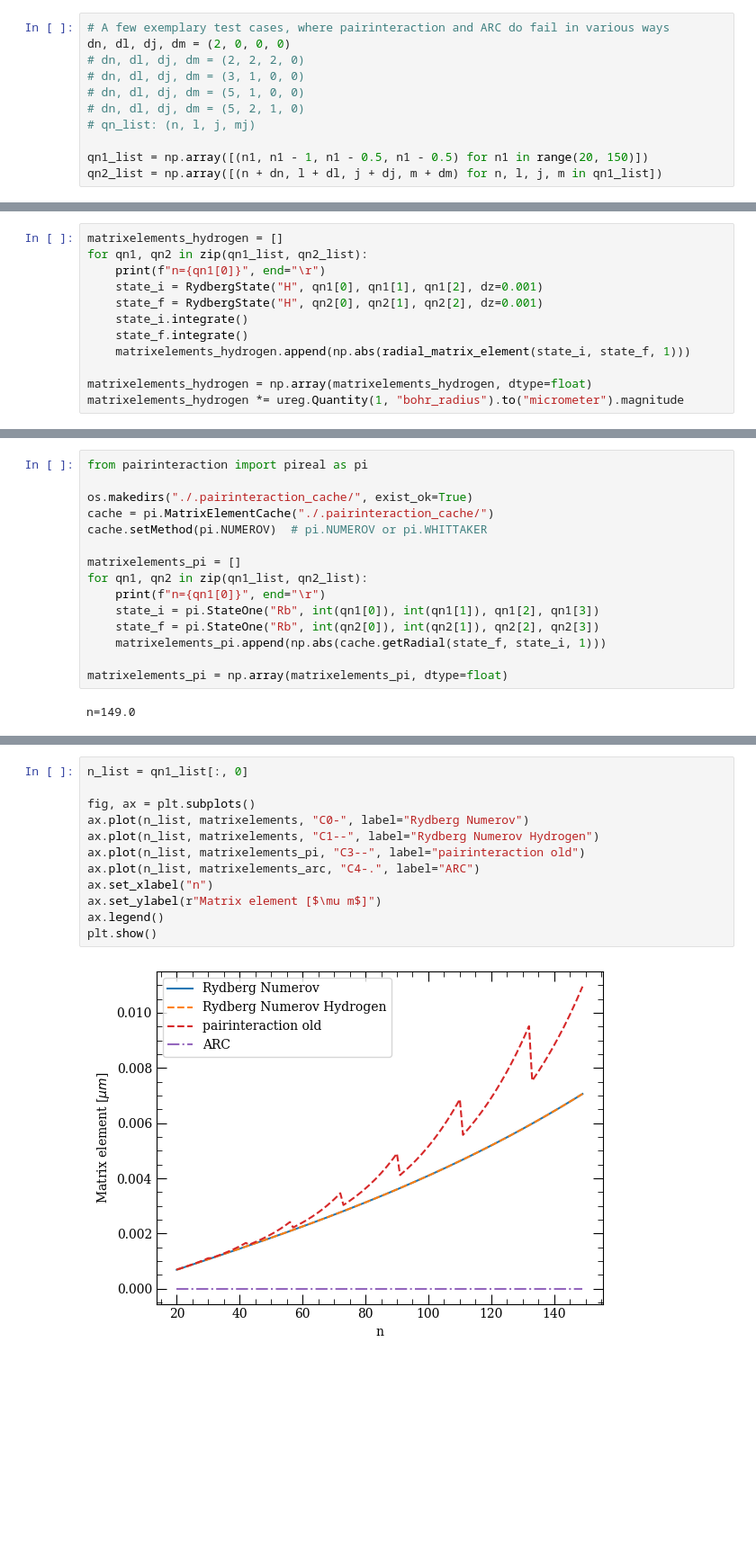
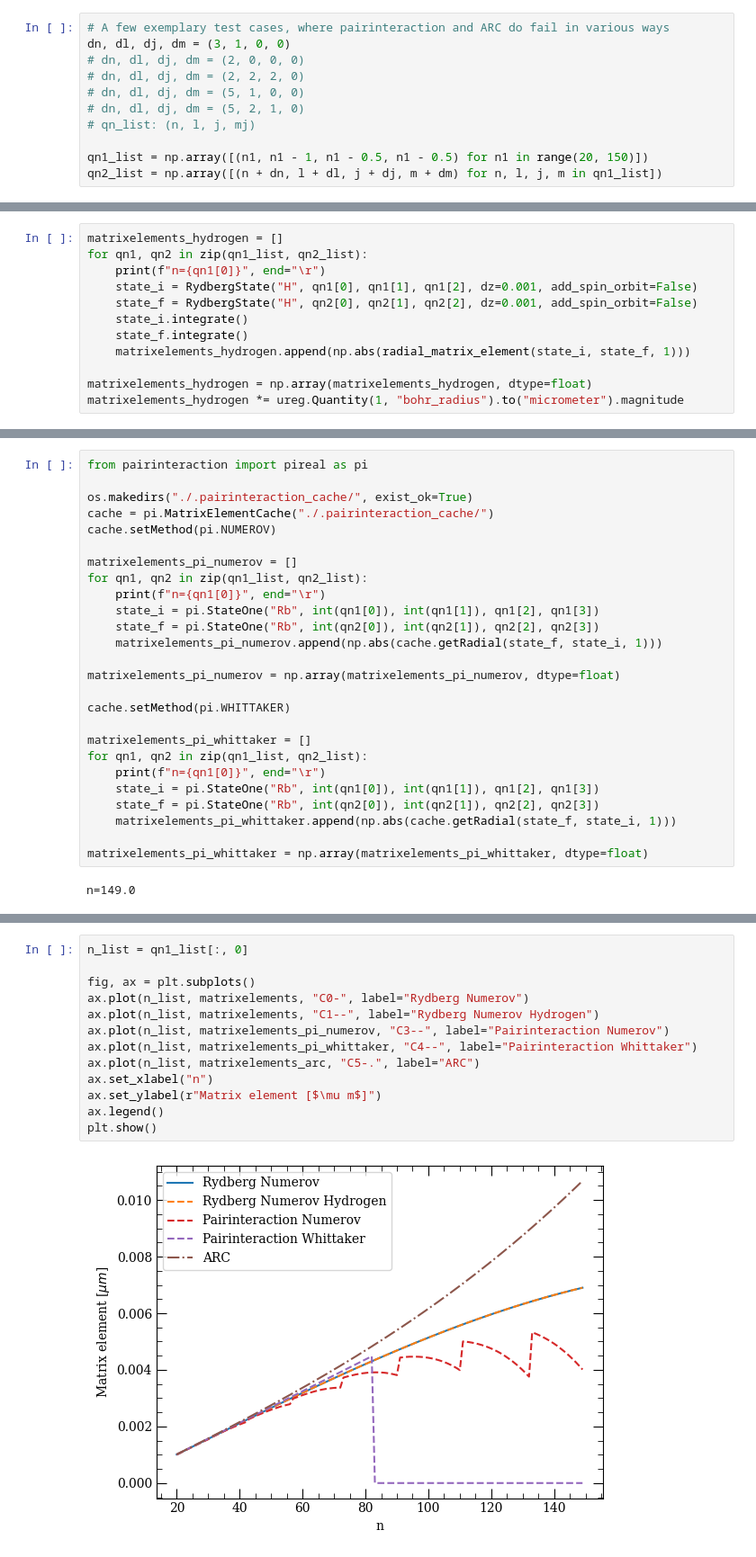
Before and after one commit to pairinteraction/ryd-numerov, a Jupyter notebook: docs/examples/benchmark_circular_matrixelements.ipynb, the cells around one changed output, grey strips where cells are left out. Shown: that part at 90% size. Saved outputs shown, nothing was run; the diff lists cells and outputs as text; blank space fills up the shorter version.

```diff
--- a/docs/examples/benchmark_circular_matrixelements.ipynb
+++ b/docs/examples/benchmark_circular_matrixelements.ipynb
@@ -15,9 +15,9 @@ logging.basicConfig(level=logging.INFO, format="%(levelname)s %(filename)s: %(me
 logging.getLogger("numerov").setLevel(logging.WARNING)
 # %%
 # A few exemplary test cases, where pairinteraction and ARC do fail in various ways
-dn, dl, dj, dm = (2, 0, 0, 0)
+dn, dl, dj, dm = (3, 1, 0, 0)
+# dn, dl, dj, dm = (2, 0, 0, 0)
 # dn, dl, dj, dm = (2, 2, 2, 0)
-# dn, dl, dj, dm = (3, 1, 0, 0)
 # dn, dl, dj, dm = (5, 1, 0, 0)
 # dn, dl, dj, dm = (5, 2, 1, 0)
 # qn_list: (n, l, j, mj)
@@ -42,8 +42,8 @@ n=149.0
 matrixelements_hydrogen = []
 for qn1, qn2 in zip(qn1_list, qn2_list):
     print(f"n={qn1[0]}", end="\r")
-    state_i = RydbergState("H", qn1[0], qn1[1], qn1[2], dz=0.001)
-    state_f = RydbergState("H", qn2[0], qn2[1], qn2[2], dz=0.001)
+    state_i = RydbergState("H", qn1[0], qn1[1], qn1[2], dz=0.001, add_spin_orbit=False)
+    state_f = RydbergState("H", qn2[0], qn2[1], qn2[2], dz=0.001, add_spin_orbit=False)
     state_i.integrate()
     state_f.integrate()
     matrixelements_hydrogen.append(np.abs(radial_matrix_element(state_i, state_f, 1)))
@@ -57,16 +57,27 @@ from pairinteraction import pireal as pi
 
 os.makedirs("./.pairinteraction_cache/", exist_ok=True)
 cache = pi.MatrixElementCache("./.pairinteraction_cache/")
-cache.setMethod(pi.NUMEROV)  # pi.NUMEROV or pi.WHITTAKER
+cache.setMethod(pi.NUMEROV)
 
-matrixelements_pi = []
+matrixelements_pi_numerov = []
 for qn1, qn2 in zip(qn1_list, qn2_list):
     print(f"n={qn1[0]}", end="\r")
     state_i = pi.StateOne("Rb", int(qn1[0]), int(qn1[1]), qn1[2], qn1[3])
     state_f = pi.StateOne("Rb", int(qn2[0]), int(qn2[1]), qn2[2], qn2[3])
-    matrixelements_pi.append(np.abs(cache.getRadial(state_f, state_i, 1)))
+    matrixelements_pi_numerov.append(np.abs(cache.getRadial(state_f, state_i, 1)))
 
-matrixelements_pi = np.array(matrixelements_pi, dtype=float)
+matrixelements_pi_numerov = np.array(matrixelements_pi_numerov, dtype=float)
+
+cache.setMethod(pi.WHITTAKER)
+
+matrixelements_pi_whittaker = []
+for qn1, qn2 in zip(qn1_list, qn2_list):
+    print(f"n={qn1[0]}", end="\r")
+    state_i = pi.StateOne("Rb", int(qn1[0]), int(qn1[1]), qn1[2], qn1[3])
+    state_f = pi.StateOne("Rb", int(qn2[0]), int(qn2[1]), qn2[2], qn2[3])
+    matrixelements_pi_whittaker.append(np.abs(cache.getRadial(state_f, state_i, 1)))
+
+matrixelements_pi_whittaker = np.array(matrixelements_pi_whittaker, dtype=float)
 # %% [output]
 n=149.0
 # %%
@@ -84,14 +98,15 @@ matrixelements_arc *= ureg.Quantity(1, "bohr_radius").to("micrometer").magnitude
 # %%
 n_list = qn1_list[:, 0]
 
 fig, ax = plt.subplots()
 ax.plot(n_list, matrixelements, "C0-", label="Rydberg Numerov")
 ax.plot(n_list, matrixelements, "C1--", label="Rydberg Numerov Hydrogen")
-ax.plot(n_list, matrixelements_pi, "C3--", label="pairinteraction old")
-ax.plot(n_list, matrixelements_arc, "C4-.", label="ARC")
+ax.plot(n_list, matrixelements_pi_numerov, "C3--", label="Pairinteraction Numerov")
+ax.plot(n_list, matrixelements_pi_whittaker, "C4--", label="Pairinteraction Whittaker")
+ax.plot(n_list, matrixelements_arc, "C5-.", label="ARC")
 ax.set_xlabel("n")
 ax.set_ylabel(r"Matrix element [$\mu m$]")
 ax.legend()
 plt.show()
 # %% [output]
-[figure, old version]
+[figure, new version]
```
Also changed, not shown: parts of 1 cell of this notebook.
